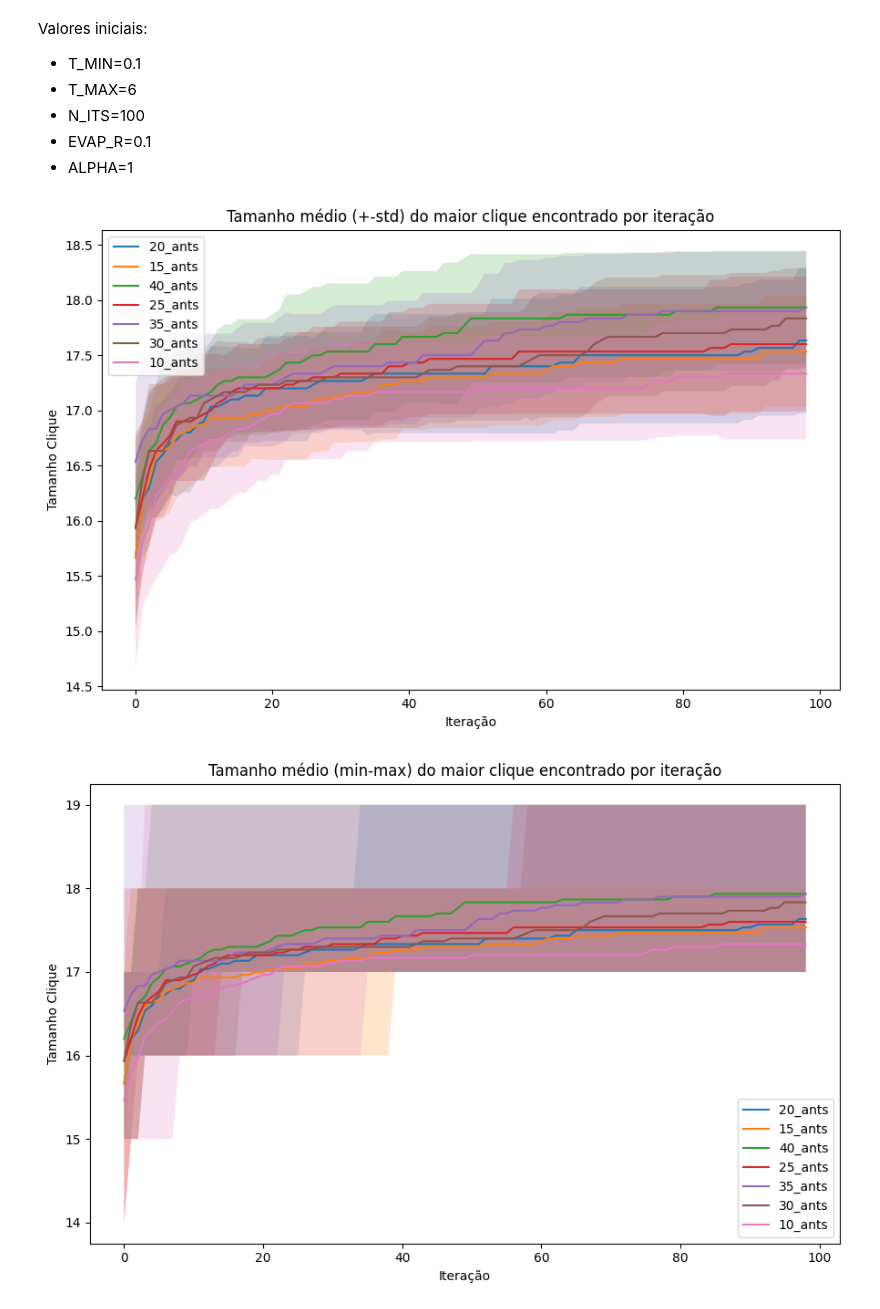
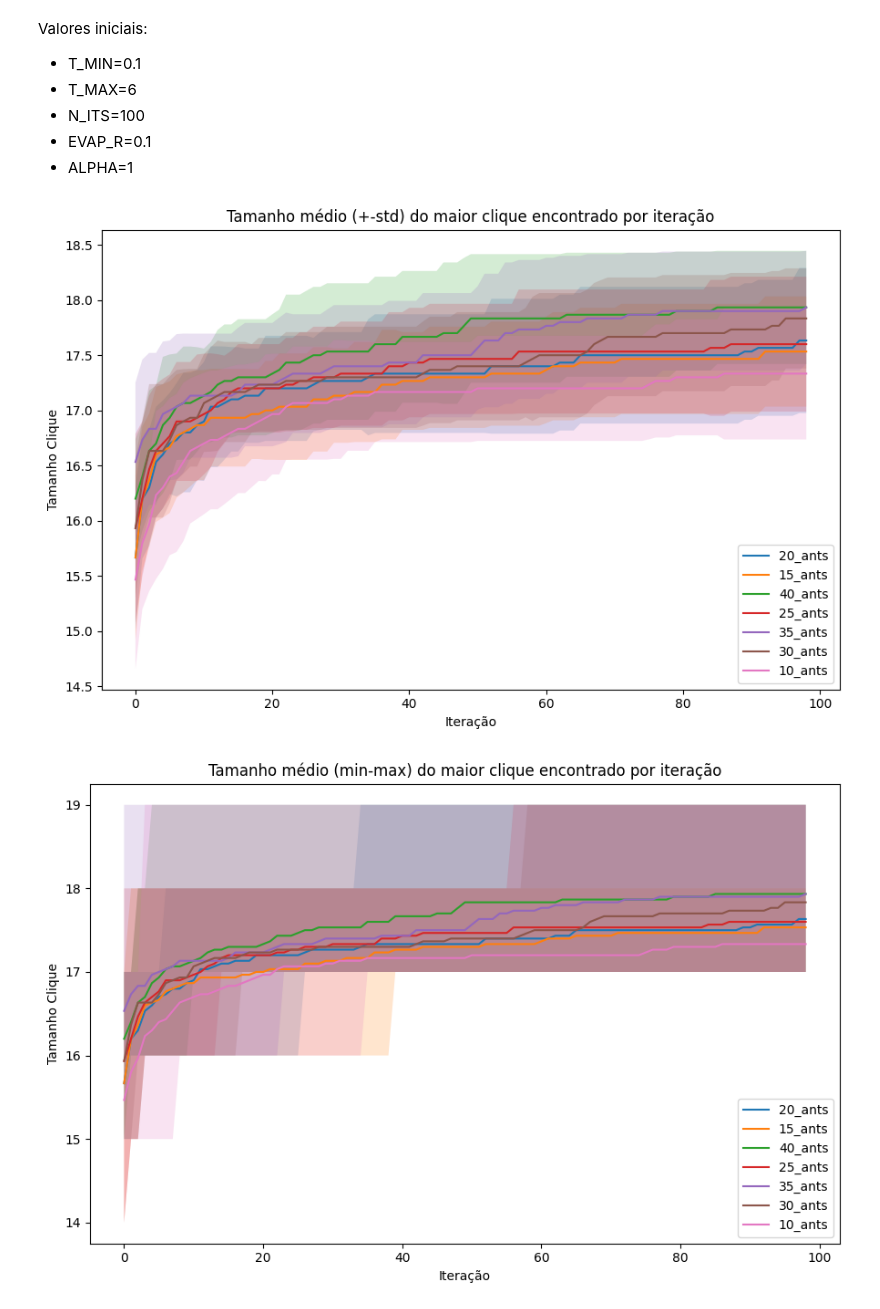
Before and after one commit to leticiasma/Max_Clique_Problem_ACO, a Jupyter notebook: src/notebooks/1-lsma-choosing-ants.ipynb, the cells around one changed output. Saved outputs shown, nothing was run; the diff lists cells and outputs as text; code cells hidden in the pictures.

```diff
--- a/src/notebooks/1-lsma-choosing-ants.ipynb
+++ b/src/notebooks/1-lsma-choosing-ants.ipynb
@@ -33,16 +33,19 @@ for folder in folders:
 # %%
 fig, ax = plt.subplots(figsize=(9, 6))
 for run, results_agg in results_agg_per_run.items():
     # plot_matrix_fill_between_mean_min_max(list(results_agg.per_it_max_clique.values()), ax, run)
     plot_matrix_fill_between_mean_std(list(results_agg.per_it_max_clique.values()), ax, run)
 
 ax.legend()
 ax.set_ylabel("Tamanho Clique")
 ax.set_xlabel("Iteração")
 ax.set_title("Tamanho médio (+-std) do maior clique encontrado por iteração")
+plt.legend(loc="lower right")
 fig.tight_layout()
+plt.savefig("./assets/ants_1.png")
+plt.show()
 # %% [output]
-[figure, old version]
+[figure, new version]
 # %%
 fig, ax = plt.subplots(figsize=(9, 6))
 for run, results_agg in results_agg_per_run.items():
```
Also changed, not shown: parts of 1 cell of this notebook, 1 other file.
